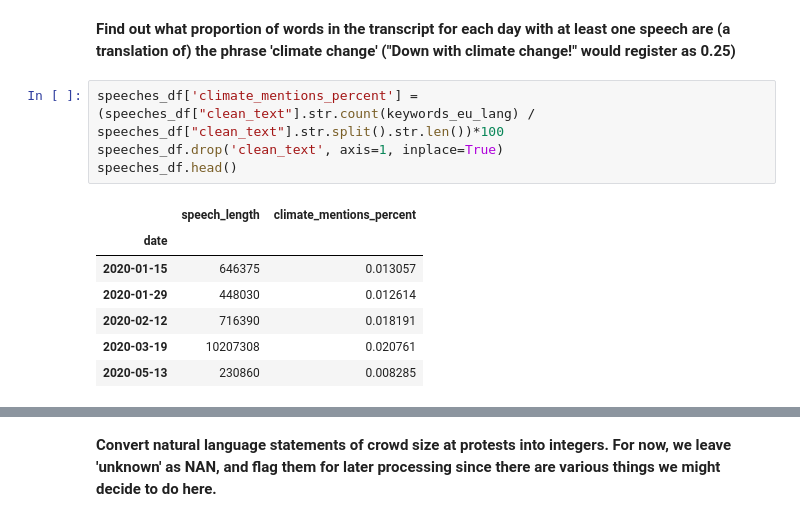
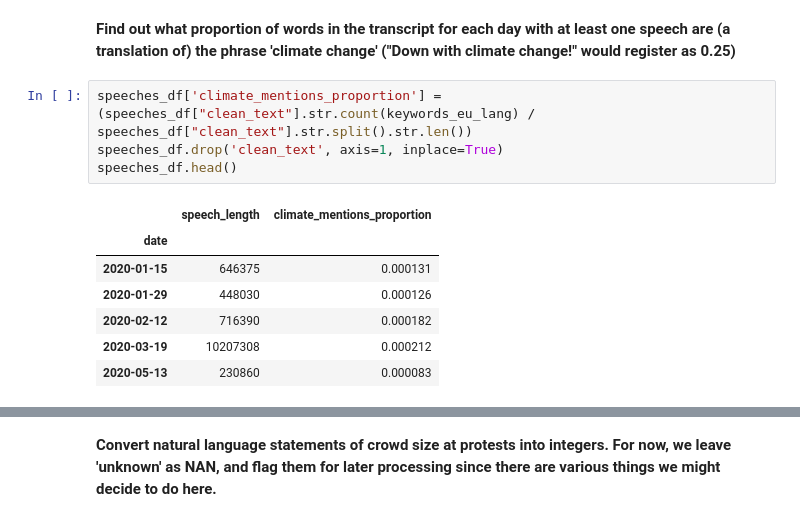
Before and after one commit to Arepo/climate_protest_modelling, a Jupyter notebook: Climate protest modelling.ipynb, the cells around one changed output, grey strips where cells are left out. Drawn from its saved outputs; the diff is of its cells as text.

```diff
--- a/Climate protest modelling.ipynb
+++ b/Climate protest modelling.ipynb
@@ -141,14 +142,14 @@ keywords_eu_lang = "|".join(keywords_translated).lower()
 # %% [markdown]
 **Find out what proportion of words in the transcript for each day with at least one speech are (a translation of) the phrase 'climate change' ("Down with climate change!" would register as 0.25)**
 # %%
-speeches_df['climate_mentions_percent'] = (speeches_df["clean_text"].str.count(keywords_eu_lang) / speeches_df["clean_text"].str.split().str.len())*100
+speeches_df['climate_mentions_proportion'] = (speeches_df["clean_text"].str.count(keywords_eu_lang) / speeches_df["clean_text"].str.split().str.len())
 speeches_df.drop('clean_text', axis=1, inplace=True)
 speeches_df.head()
 # %% [output]
-|  | speech_length | climate_mentions_percent |
+|  | speech_length | climate_mentions_proportion |
 | date |  |  |
-| 2020-01-15 | 646375 | 0.013057 |
-| 2020-01-29 | 448030 | 0.012614 |
-| 2020-02-12 | 716390 | 0.018191 |
-| 2020-03-19 | 10207308 | 0.020761 |
-| 2020-05-13 | 230860 | 0.008285 |
+| 2020-01-15 | 646375 | 0.000131 |
+| 2020-01-29 | 448030 | 0.000126 |
+| 2020-02-12 | 716390 | 0.000182 |
+| 2020-03-19 | 10207308 | 0.000212 |
+| 2020-05-13 | 230860 | 0.000083 |
```
Also changed, not shown: parts of 42 cells of this notebook, 1 other file.
